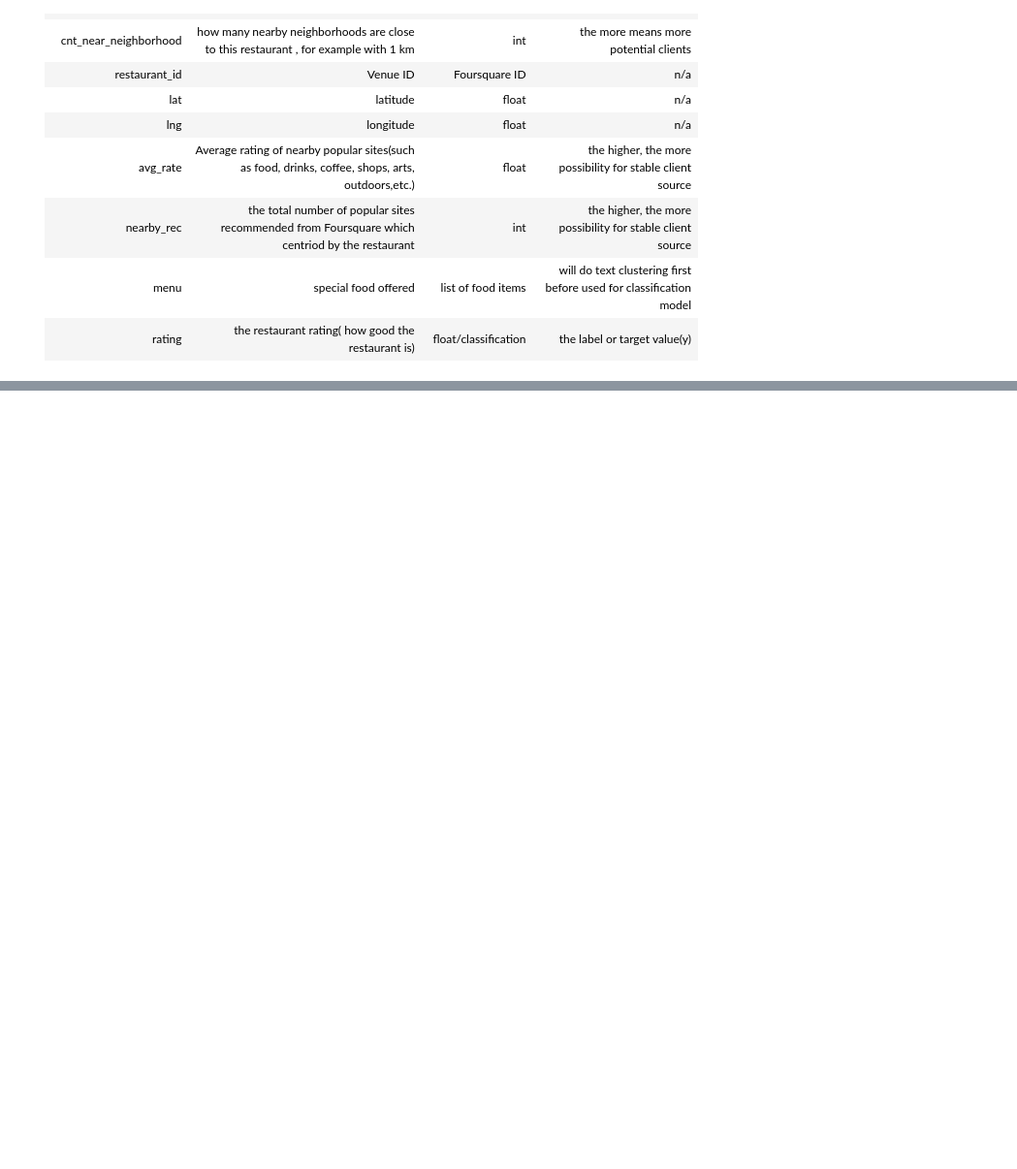
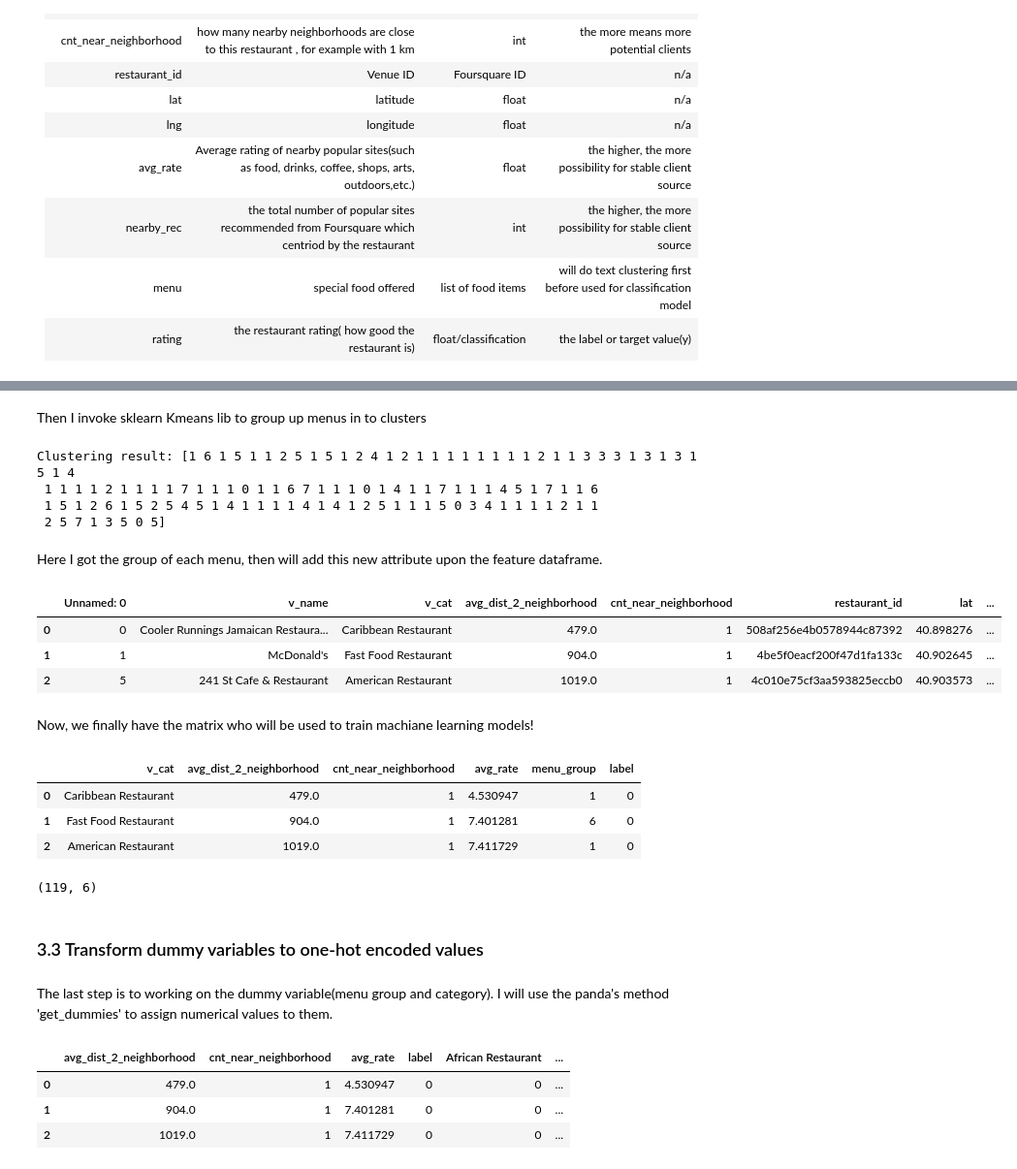
Before and after one commit to mamamiaibm/Coursera_Capstone, a Jupyter notebook: Homework project.ipynb, the cells around one changed output, grey strips where cells are left out. Shown: that part at 97% size. Cells and saved outputs as stored; diff of their text form; code cells hidden in the pictures; blank space fills up the shorter version.

```diff
--- a/Homework project.ipynb
+++ b/Homework project.ipynb
@@ -366,0 +430,3 @@ Notice: additional action needed for the the *"menu"* attribute as we can't use
+# %%
+menus=menus.apply(lambda x: " ".join(clean_text(x)))
+sentences=menus.values
@@ -366,0 +435,3 @@ Notice: additional action needed for the the *"menu"* attribute as we can't use
+# %%
+tfidf_vectorizer = TfidfVectorizer(tokenizer=clean_text)
+tfidf_matrix = tfidf_vectorizer.fit_transform(sentences)
@@ -366,0 +447,26 @@ Notice: additional action needed for the the *"menu"* attribute as we can't use
+# %% [markdown]
+Then I invoke sklearn Kmeans lib to group up menus in to clusters
+# %%
+num_clusters = 8
+km_cluster = KMeans(n_clusters=num_clusters, max_iter=300, n_init=40,
+                    init='k-means++',n_jobs=-1)
+result = km_cluster.fit_predict(tfidf_matrix)
+print("Clustering result:", result)
+# %% [output]
+Clustering result: [1 6 1 5 1 1 2 5 1 5 1 2 4 1 2 1 1 1 1 1 1 1 1 2 1 1 3 3 3 1 3 1 3 1 5 1 4
+ 1 1 1 1 2 1 1 1 1 7 1 1 1 0 1 1 6 7 1 1 1 0 1 4 1 1 7 1 1 1 4 5 1 7 1 1 6
+ 1 5 1 2 6 1 5 2 5 4 5 1 4 1 1 1 1 4 1 4 1 2 5 1 1 1 5 0 3 4 1 1 1 1 2 1 1
+ 2 5 7 1 3 5 0 5]
+# %% [markdown]
+Here I got the group of each menu, then will add this new attribute upon the feature dataframe.
+# %%
+df2["menu_group"]= result
+# %%
+df2.head(3)
+# %% [output]
+|  | Unnamed: 0 | v_name | v_cat | avg_dist_2_neighborhood | cnt_near_neighborhood | restaurant_id | lat | ... |
+| 0 | 0 | Cooler Runnings Jamaican Restaura... | Caribbean Restaurant | 479.0 | 1 | 508af256e4b0578944c87392 | 40.898276 | ... |
+| 1 | 1 | McDonald's | Fast Food Restaurant | 904.0 | 1 | 4be5f0eacf200f47d1fa133c | 40.902645 | ... |
+| 2 | 5 | 241 St Cafe & Restaurant | American Restaurant | 1019.0 | 1 | 4c010e75cf3aa593825eccb0 | 40.903573 | ... |
+# %% [markdown]
+Now, we finally have the matrix who will be used to train machiane learning models!
@@ -366,0 +475,15 @@ Notice: additional action needed for the the *"menu"* attribute as we can't use
+# %%
+df.head(3)
+# %% [output]
+|  | v_cat | avg_dist_2_neighborhood | cnt_near_neighborhood | avg_rate | menu_group | label |
+| 0 | Caribbean Restaurant | 479.0 | 1 | 4.530947 | 1 | 0 |
+| 1 | Fast Food Restaurant | 904.0 | 1 | 7.401281 | 6 | 0 |
+| 2 | American Restaurant | 1019.0 | 1 | 7.411729 | 1 | 0 |
+# %%
+df.shape
+# %% [output]
+(119, 6)
+# %% [markdown]
+### 3.3 Transform dummy variables to one-hot encoded values
+# %% [markdown]
+The last step is to working on the dummy variable(menu group and category). I will use the panda's method 'get_dummies' to assign numerical values to them.
@@ -366,0 +499,7 @@ Notice: additional action needed for the the *"menu"* attribute as we can't use
+# %%
+df.head(3)
+# %% [output]
+|  | avg_dist_2_neighborhood | cnt_near_neighborhood | avg_rate | label | African Restaurant | ... |
+| 0 | 479.0 | 1 | 4.530947 | 0 | 0 | ... |
+| 1 | 904.0 | 1 | 7.401281 | 0 | 0 | ... |
+| 2 | 1019.0 | 1 | 7.411729 | 0 | 0 | ... |
```
Also changed, not shown: parts of 47 cells of this notebook.
